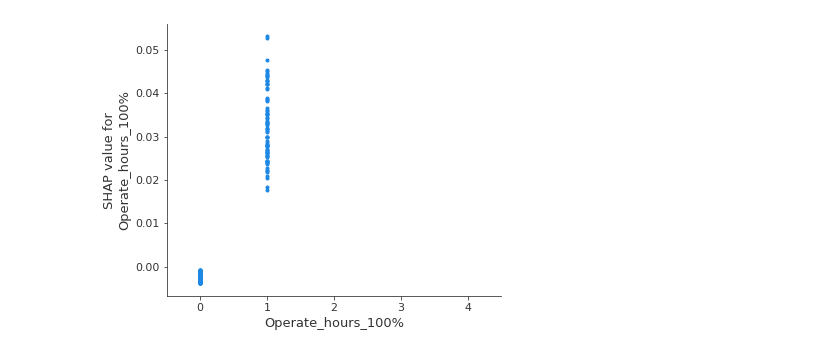
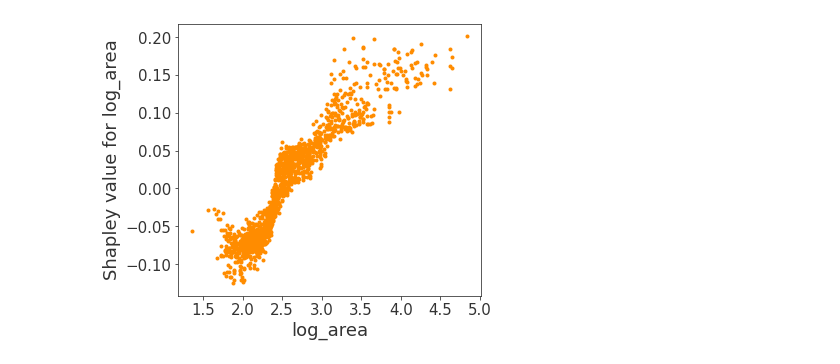
Before and after one commit to tangjustinhaysechiwingg/CommBuilding_ML, a Jupyter notebook: CommBuilding_MLClassification.ipynb, the cells around one changed output. Saved outputs shown, nothing was run; the diff lists cells and outputs as text; code cells hidden in the pictures.

```diff
--- a/CommBuilding_MLClassification.ipynb
+++ b/CommBuilding_MLClassification.ipynb
@@ -114,19 +195,36 @@ plt.show()
 # %%
+# X
+
 # X1+X2+X3+X4........+Xn
-X = data[['log_area', 'Storey',
+X = data[[
+          'log_area',
+          'Storey',
           'Year_built_class',
-          'log_hotel', 'log_parking', 'log_food', 'log_office', 'log_retail',
+          'log_hotel',
+          'log_parking',
+          'log_food',
+          'log_office',
+          'log_retail',
           'td_cdd',
           'wind10m',
           'ghi',
-          'retro_before', 'retro_after',
+          'retro_before',
+          'retro_after',
           'log_mtr_dist',
           'commercial',
           'individual_ac',
           'central_ac',
-          'no_lifts_50%below', 'no_lifts_50%_75%', 'no_lifts_75%above',
-          'Operate_start_before8', 'Operate_start_8_9', 'Operate_start_9_10', 'Operate_start_after10',
-          'Operate_hours_25%', 'Operate_hours_50%', 'Operate_hours_75%', 'Operate_hours_100%',
-          #'ndbi',
-          #'ndvi'
+          'no_lifts_50%below',
+          'no_lifts_50%_75%',
+          'no_lifts_75%above',
+          'Operate_start_before8',
+          'Operate_start_8_9',
+          'Operate_start_9_10',
+          'Operate_start_after10',
+          'Operate_hours_25%',
+          'Operate_hours_50%',
+          'Operate_hours_75%',
+          'Operate_hours_100%',
+         'ndvi',
+         'BH',
           ]].reset_index(drop=True)
@@ -549,5 +1067,13 @@ shap.summary_plot(shap_values[0], X)
 # %%
-shap.dependence_plot("Operate_hours_100%", shap_values[0], X, xmin=-0.5, xmax=4.5, interaction_index=None, show=False,
-                     ax=None)
+shap.dependence_plot("log_area", shap_values[0], X, interaction_index=None, show=False, color="darkorange", ax=None)
+
+plt.subplots_adjust(left=0.2,right=0.9)
+plt.yticks(fontsize=15)
+plt.xticks(fontsize=15)
+plt.gca().spines['right'].set_visible(True)
+plt.gca().spines['top'].set_visible(True)
+plt.xlabel('log_area',fontsize=18)
+plt.ylabel('Shapley value for log_area',fontsize=18)
+plt.show()
 # %% [output]
-[figure, old version]
+[figure, new version]
```
Also changed, not shown: parts of 100 cells of this notebook.
